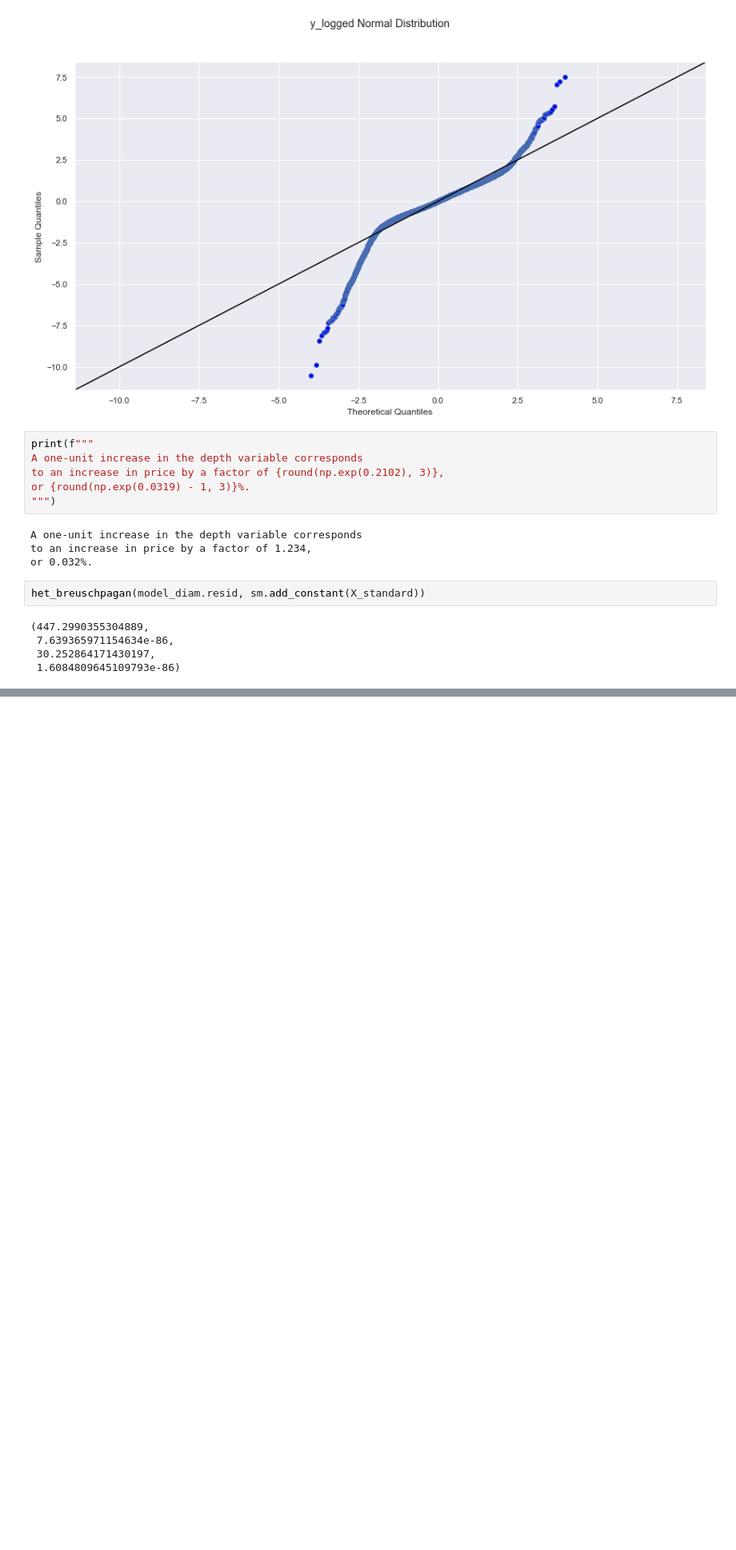
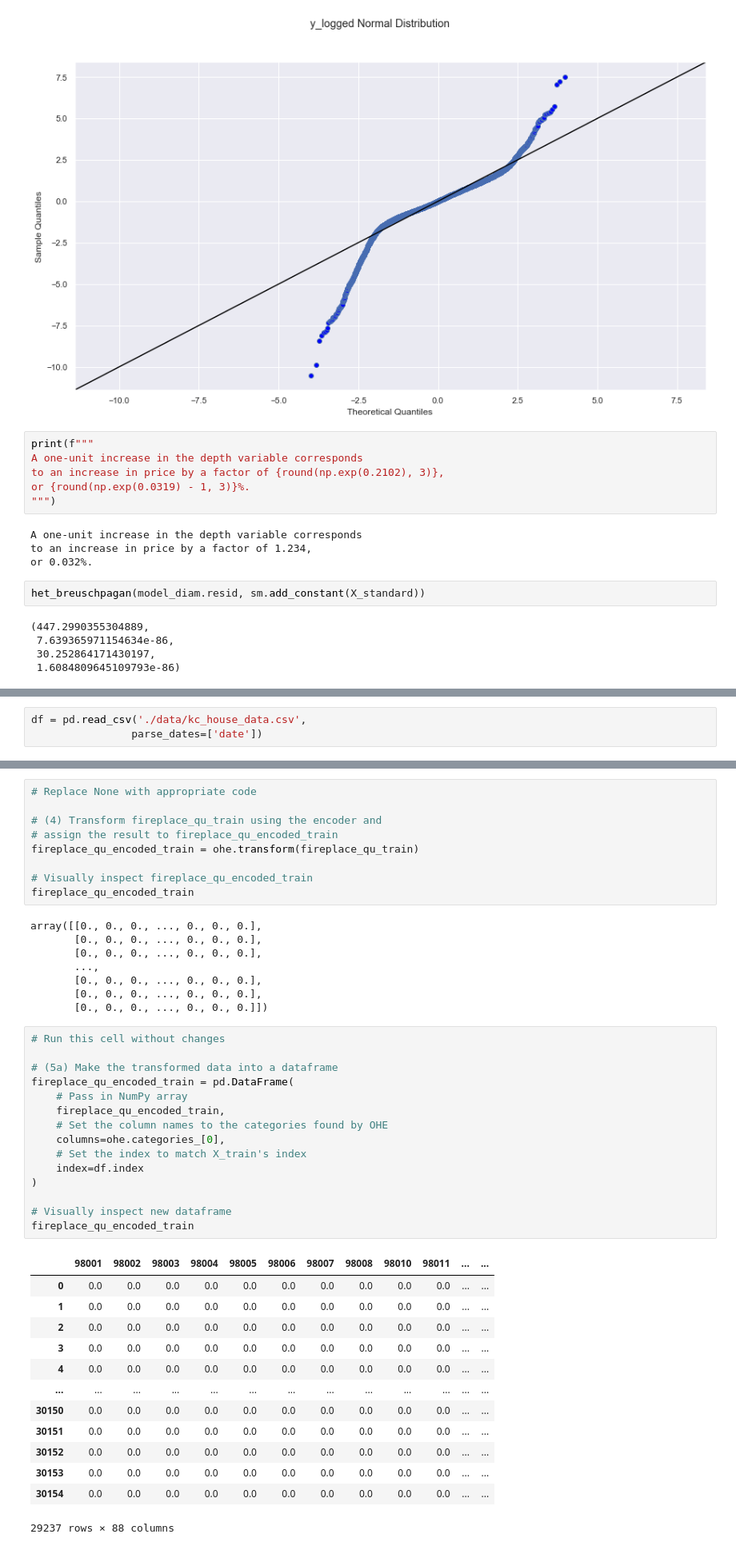
Before and after one commit to AliRampur/Phase-2-Group-Project, a Jupyter notebook: Charlie_notebook.ipynb, the cells around one changed output, grey strips where cells are left out. Shown at 80% size. Saved outputs shown, nothing was run; the diff lists cells and outputs as text; blank space fills up the shorter version.

```diff
--- a/Charlie_notebook.ipynb
+++ b/Charlie_notebook.ipynb
@@ -701,0 +766,3 @@ het_breuschpagan(model_diam.resid, sm.add_constant(X_standard))
+# %%
+df = pd.read_csv('./data/kc_house_data.csv',
+                parse_dates=['date'])
@@ -701,0 +863,46 @@ het_breuschpagan(model_diam.resid, sm.add_constant(X_standard))
+# %%
+# Replace None with appropriate code
+
+# (4) Transform fireplace_qu_train using the encoder and
+# assign the result to fireplace_qu_encoded_train
+fireplace_qu_encoded_train = ohe.transform(fireplace_qu_train)
+
+# Visually inspect fireplace_qu_encoded_train
+fireplace_qu_encoded_train
+# %% [output]
+array([[0., 0., 0., ..., 0., 0., 0.],
+       [0., 0., 0., ..., 0., 0., 0.],
+       [0., 0., 0., ..., 0., 0., 0.],
+       ...,
+       [0., 0., 0., ..., 0., 0., 0.],
+       [0., 0., 0., ..., 0., 0., 0.],
+       [0., 0., 0., ..., 0., 0., 0.]])
+# %%
+# Run this cell without changes
+
+# (5a) Make the transformed data into a dataframe
+fireplace_qu_encoded_train = pd.DataFrame(
+    # Pass in NumPy array
+    fireplace_qu_encoded_train,
+    # Set the column names to the categories found by OHE
+    columns=ohe.categories_[0],
+    # Set the index to match X_train's index
+    index=df.index
+)
+
+# Visually inspect new dataframe
+fireplace_qu_encoded_train
+# %% [output]
+|  | 98001 | 98002 | 98003 | 98004 | 98005 | 98006 | 98007 | 98008 | 98010 | 98011 | ... | ... |
+| 0 | 0.0 | 0.0 | 0.0 | 0.0 | 0.0 | 0.0 | 0.0 | 0.0 | 0.0 | 0.0 | ... | ... |
+| 1 | 0.0 | 0.0 | 0.0 | 0.0 | 0.0 | 0.0 | 0.0 | 0.0 | 0.0 | 0.0 | ... | ... |
+| 2 | 0.0 | 0.0 | 0.0 | 0.0 | 0.0 | 0.0 | 0.0 | 0.0 | 0.0 | 0.0 | ... | ... |
+| 3 | 0.0 | 0.0 | 0.0 | 0.0 | 0.0 | 0.0 | 0.0 | 0.0 | 0.0 | 0.0 | ... | ... |
+| 4 | 0.0 | 0.0 | 0.0 | 0.0 | 0.0 | 0.0 | 0.0 | 0.0 | 0.0 | 0.0 | ... | ... |
+| ... | ... | ... | ... | ... | ... | ... | ... | ... | ... | ... | ... | ... |
+| 30150 | 0.0 | 0.0 | 0.0 | 0.0 | 0.0 | 0.0 | 0.0 | 0.0 | 0.0 | 0.0 | ... | ... |
+| 30151 | 0.0 | 0.0 | 0.0 | 0.0 | 0.0 | 0.0 | 0.0 | 0.0 | 0.0 | 0.0 | ... | ... |
+| 30152 | 0.0 | 0.0 | 0.0 | 0.0 | 0.0 | 0.0 | 0.0 | 0.0 | 0.0 | 0.0 | ... | ... |
+| 30153 | 0.0 | 0.0 | 0.0 | 0.0 | 0.0 | 0.0 | 0.0 | 0.0 | 0.0 | 0.0 | ... | ... |
+| 30154 | 0.0 | 0.0 | 0.0 | 0.0 | 0.0 | 0.0 | 0.0 | 0.0 | 0.0 | 0.0 | ... | ... |
+29237 rows × 88 columns
```
Also changed, not shown: parts of 29 cells of this notebook.
